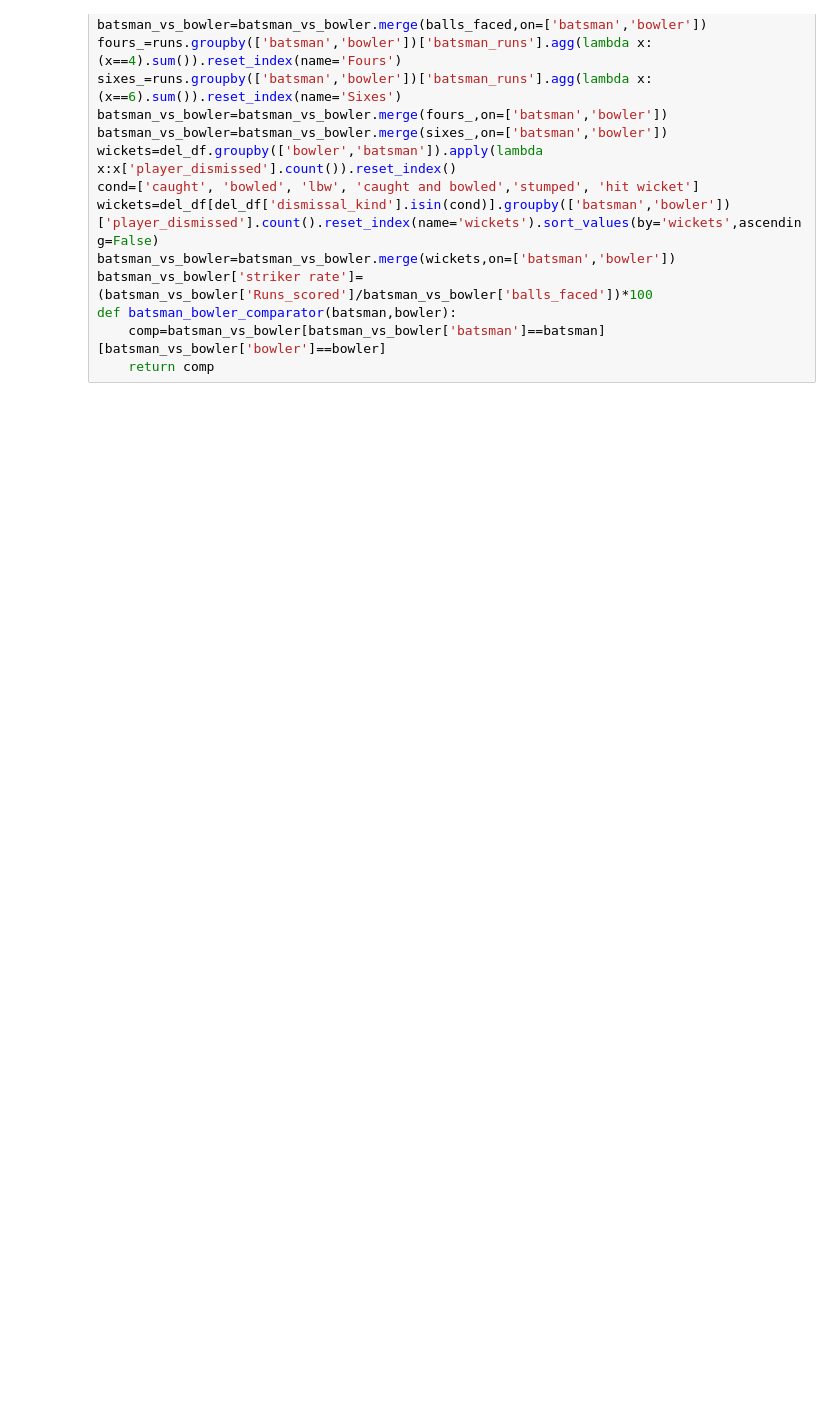
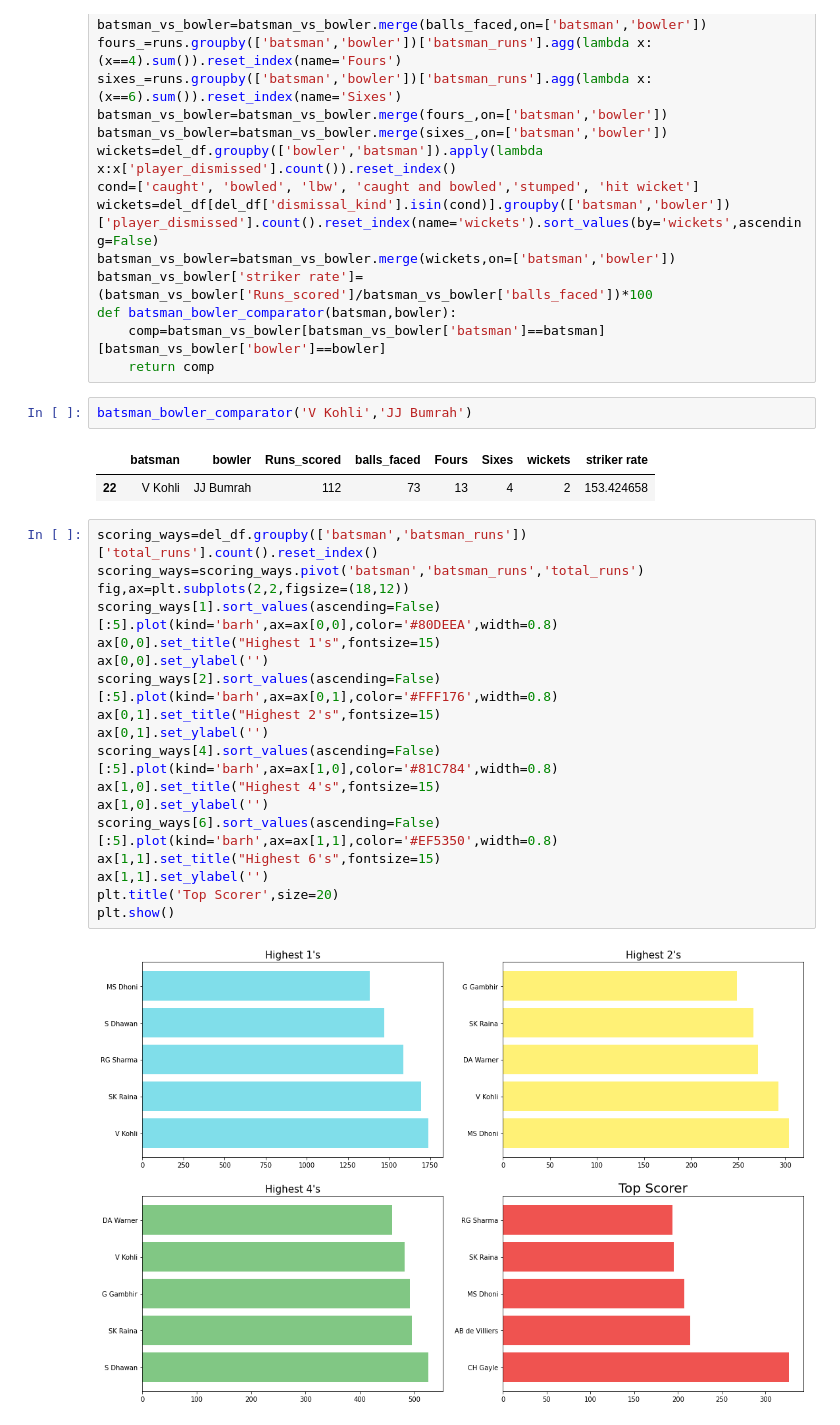
Before and after one commit to Jalpeshv/IPL-Analysis, a Jupyter notebook: IPL_Exploratory_Data_Analysis.ipynb, the cells around one changed output. Drawn from its saved outputs; the diff is of its cells as text; blank space fills up the shorter version.

Commit message:
More Graph Added

```diff
--- a/IPL_Exploratory_Data_Analysis.ipynb
+++ b/IPL_Exploratory_Data_Analysis.ipynb
@@ -774,3 +774,28 @@ batsman_vs_bowler['striker rate']=(batsman_vs_bowler['Runs_scored']/batsman_vs_b
 def batsman_bowler_comparator(batsman,bowler):
     comp=batsman_vs_bowler[batsman_vs_bowler['batsman']==batsman][batsman_vs_bowler['bowler']==bowler]
     return comp
+# %%
+batsman_bowler_comparator('V Kohli','JJ Bumrah')
+# %% [output]
+|  | batsman | bowler | Runs_scored | balls_faced | Fours | Sixes | wickets | striker rate |
+| 22 | V Kohli | JJ Bumrah | 112 | 73 | 13 | 4 | 2 | 153.424658 |
+# %%
+scoring_ways=del_df.groupby(['batsman','batsman_runs'])['total_runs'].count().reset_index()
+scoring_ways=scoring_ways.pivot('batsman','batsman_runs','total_runs')
+fig,ax=plt.subplots(2,2,figsize=(18,12))
+scoring_ways[1].sort_values(ascending=False)[:5].plot(kind='barh',ax=ax[0,0],color='#80DEEA',width=0.8)
+ax[0,0].set_title("Highest 1's",fontsize=15)
+ax[0,0].set_ylabel('')
+scoring_ways[2].sort_values(ascending=False)[:5].plot(kind='barh',ax=ax[0,1],color='#FFF176',width=0.8)
+ax[0,1].set_title("Highest 2's",fontsize=15)
+ax[0,1].set_ylabel('')
+scoring_ways[4].sort_values(ascending=False)[:5].plot(kind='barh',ax=ax[1,0],color='#81C784',width=0.8)
+ax[1,0].set_title("Highest 4's",fontsize=15)
+ax[1,0].set_ylabel('')
+scoring_ways[6].sort_values(ascending=False)[:5].plot(kind='barh',ax=ax[1,1],color='#EF5350',width=0.8)
+ax[1,1].set_title("Highest 6's",fontsize=15)
+ax[1,1].set_ylabel('')
+plt.title('Top Scorer',size=20)
+plt.show()
+# %% [output]
+[figure, added]
```
Also changed, not shown: parts of 12 cells of this notebook.
